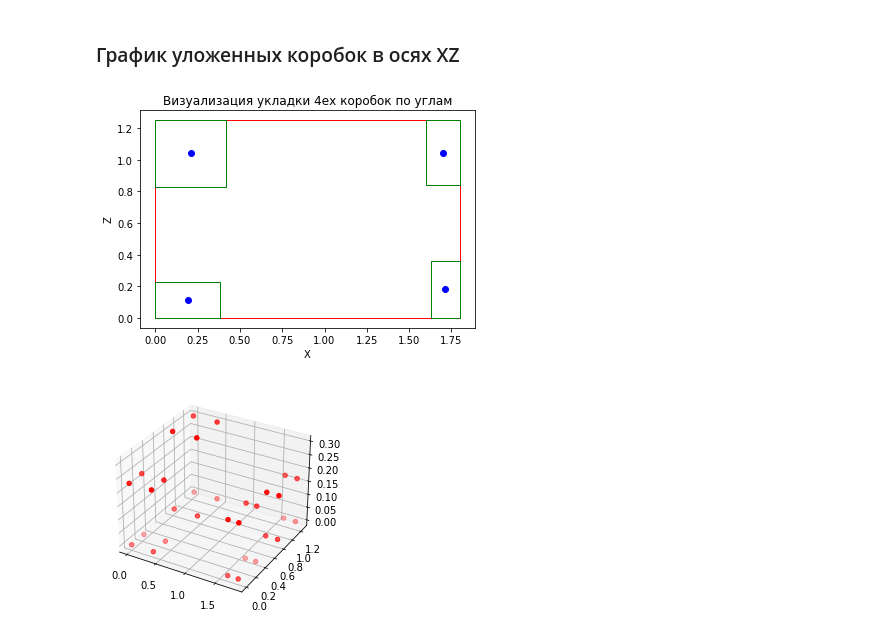
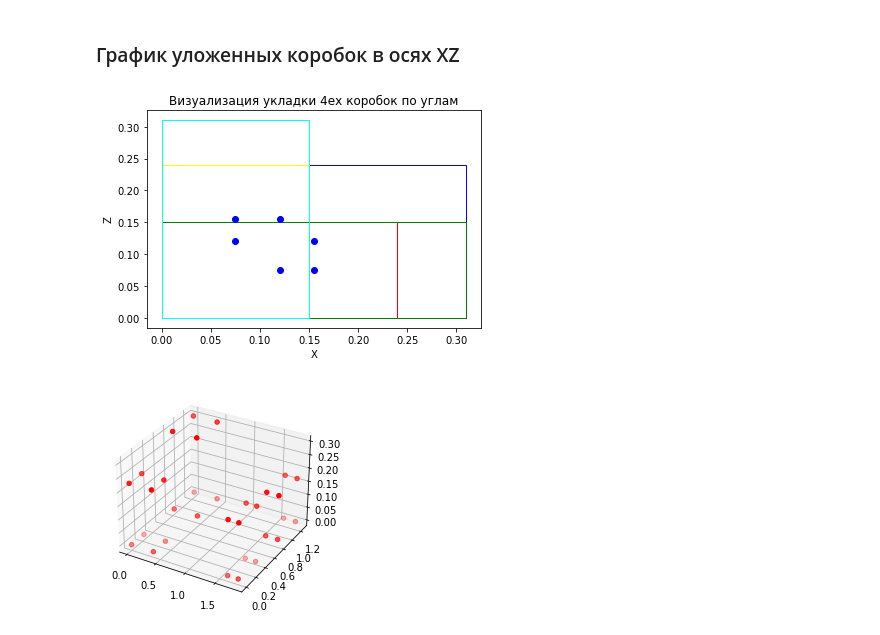
Before and after one commit to d1koav/BubbleBrawl, a Jupyter notebook: code.ipynb, the cells around one changed output. Drawn from its saved outputs; the diff is of its cells as text; code cells hidden in the pictures.

```diff
--- a/code.ipynb
+++ b/code.ipynb
@@ -96,7 +96,9 @@ class RectangularCuboid:
 
 
     # Установка координат центра, также минимальные и максимальные значения по всем осям
-    def set_center(self, cord):
+    def set_center(self, cord=None):
+        if cord is None:
+            cord = {'x': self.size_orientated['length']/2, 'y' : self.size_orientated['height']/2, 'z' : self.size_orientated['width']/2}
         self.center['x'] = cord['x']
         self.center['y'] = cord['y']
         self.center['z'] = cord['z']
@@ -402,8 +404,8 @@ for i in range(N):
     for j in range(N- i - 1):
         if copyAll[j].max_square_orientated < copyAll[j+1].max_square_orientated :
             copyAll[j] , copyAll[j+1]  = copyAll[j+1] , copyAll[j]
-for i in copyAll:
-    print(i.max_square_orientated, i.id_square_orientated, i.number)
+# for i in copyAll:
+    # print(i.max_square_orientated, i.id_square_orientated, i.number)
 # %% [markdown]
 # Примерный алгоритм заполнения узлов, нужно реализовать функцию!!!
 # %%
@@ -775,24 +781,27 @@ for i in range(4):
 # %%
 # plot
 %matplotlib inline
 import matplotlib.pyplot as plt
 import matplotlib.patches as patches
+colors = ['white', 'blue', 'red', 'yellow', 'green', 'cyan']
+fig, ax = plt.subplots()
+# space_rect = patches.Rectangle((0,0), space['length'], space['width'], linewidth=1, edgecolor='r', facecolor='none')
+# ax.add_patch(space_rect)
+for i, j in enumerate(colors):
+    test1[11].orient_box(i)
+    test1[11].set_center()
+    x1 = test1[11].center['x']
+    z1 = test1[11].center['z']
+    ax.plot(x1,z1, 'o', color='blue')
+    rect = patches.Rectangle((test1[11].cords['x_min'], test1[11].cords['z_min']),test1[11].size_orientated['length'], test1[11].size_orientated['width'], linewidth=1, edgecolor=j, facecolor='none')
+    ax.add_patch(rect)
 
-fig, ax = plt.subplots()
-space_rect = patches.Rectangle((0,0), space['length'], space['width'], linewidth=1, edgecolor='r', facecolor='none')
-ax.add_patch(space_rect)
-for obj in RectCuboid:
-    x1 = obj.center['x']
-    z1 = obj.center['z']
-    ax.plot(x1,z1, 'o', color='blue')
-    rect = patches.Rectangle((obj.cords['x_min'], obj.cords['z_min']), obj.size_orientated['length'], obj.size_orientated['width'], linewidth=1, edgecolor='g', facecolor='none')
-    ax.add_patch(rect)
 ax.set_xlabel('X')
 ax.set_ylabel('Z')
 ax.set_title('Визуализация укладки 4ех коробок по углам')
 plt.savefig('4_box_corners.png', dpi=300)
 # %% [output]
-[figure, old version]
+[figure, new version]
 # %%
 #Пока не очень в 3д, не научился рисовать плоскости, но по точкам можно понять коробки в 4ех углах
 import matplotlib.pyplot as plt
```
Also changed, not shown: parts of 6 cells of this notebook.
